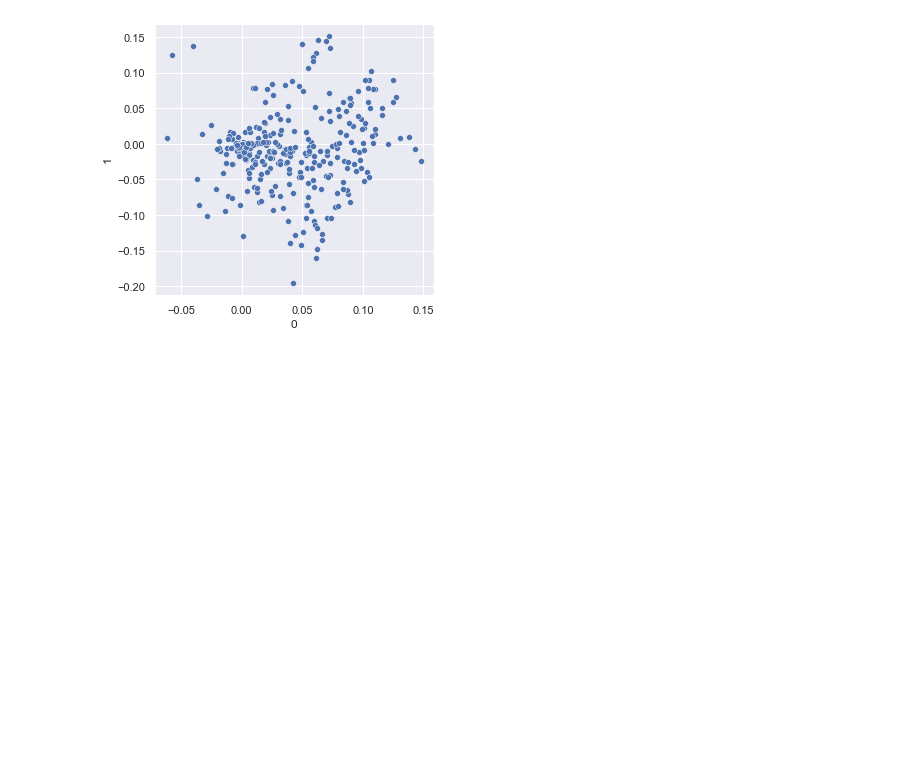
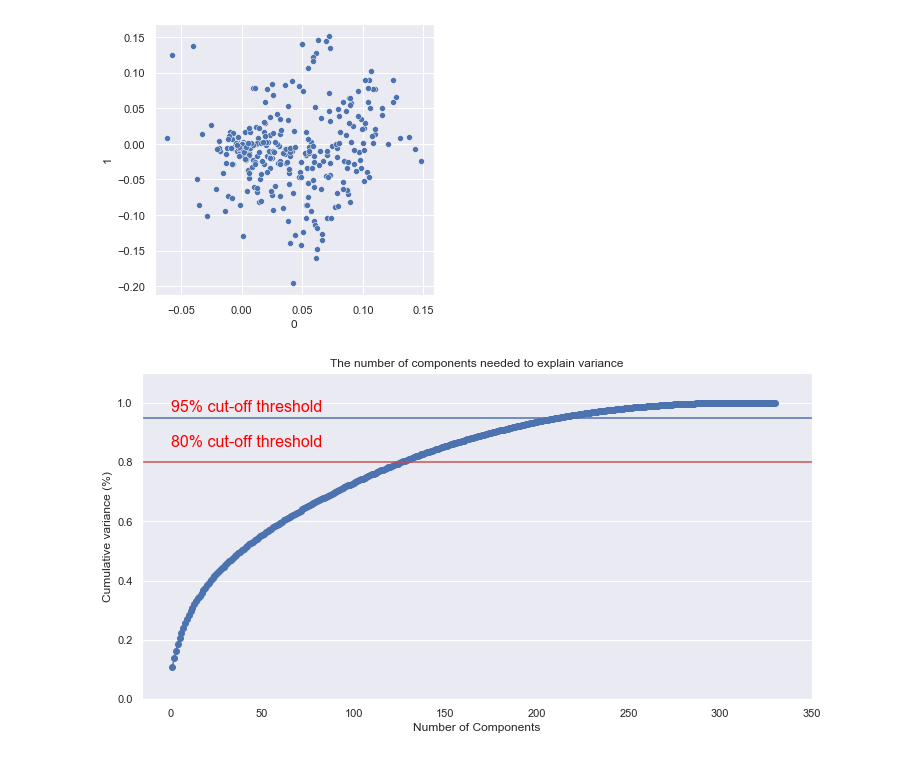
Before and after one commit to oostendo/2022-SI699-011, a Jupyter notebook: eva_and_sam/EDA_cbecs2018.ipynb, the cells around one changed output. Saved outputs shown, nothing was run; the diff lists cells and outputs as text; code cells hidden in the pictures; blank space fills up the shorter version.

```diff
--- a/eva_and_sam/EDA_cbecs2018.ipynb
+++ b/eva_and_sam/EDA_cbecs2018.ipynb
@@ -438,3 +380,32 @@ sns.scatterplot(x=pca_train_df.T[0], y=pca_train_df.T[1])
 # %% [output]
 <AxesSubplot:xlabel='0', ylabel='1'>
 [figure]
+# %%
+import matplotlib.pyplot as plt
+plt.rcParams["figure.figsize"] = (12,6)
+
+fig, ax = plt.subplots()
+xi = np.arange(1, 331, step=1)
+y = np.cumsum(pca_train.explained_variance_ratio_)
+
+plt.ylim(0.0,1.1)
+plt.plot(xi, y, marker='o', linestyle='--', color='b')
+
+plt.xlabel('Number of Components')
+plt.xticks(np.arange(0, 400, step=50)) #change from 0-based array index to 1-based human-readable label
+plt.ylabel('Cumulative variance (%)')
+plt.title('The number of components needed to explain variance')
+
+plt.axhline(y=0.80, color='r', linestyle='-')
+plt.text(0.5, 0.85, '80% cut-off threshold', color = 'red', fontsize=16)
+
+plt.axhline(y=0.95, color='b', linestyle='-')
+plt.text(0.5, 0.97, '95% cut-off threshold', color = 'red', fontsize=16)
+
+
+ax.grid(axis='x')
+plt.show()
+
+# https://www.kaggle.com/code/kushal1506/deciding-n-components-in-pca/notebook
+# %% [output]
+[figure, added]
```
Also changed, not shown: parts of 48 cells of this notebook.
